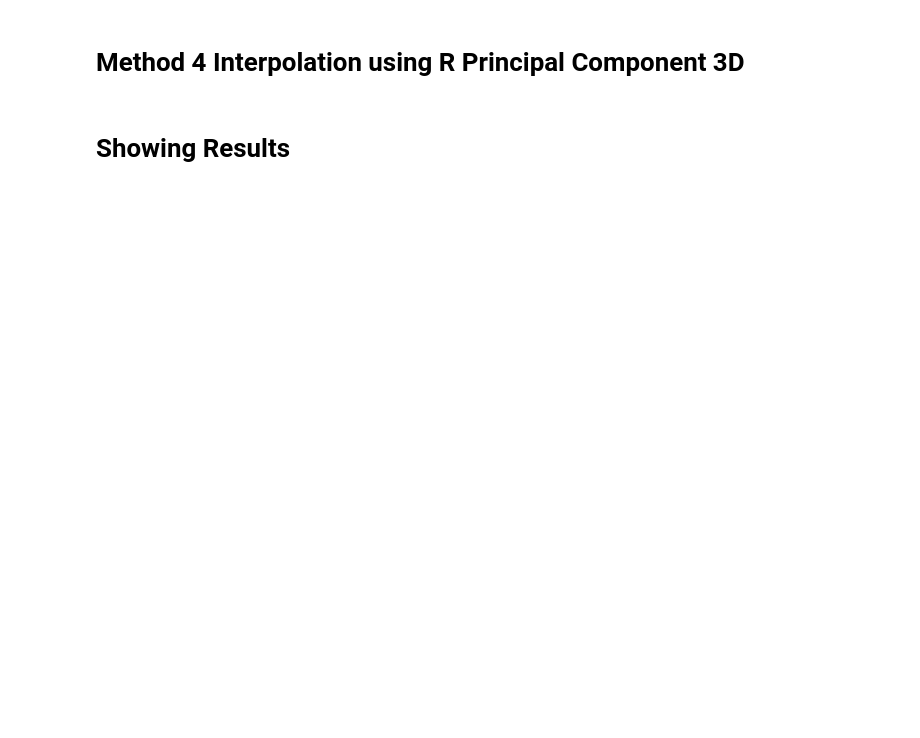
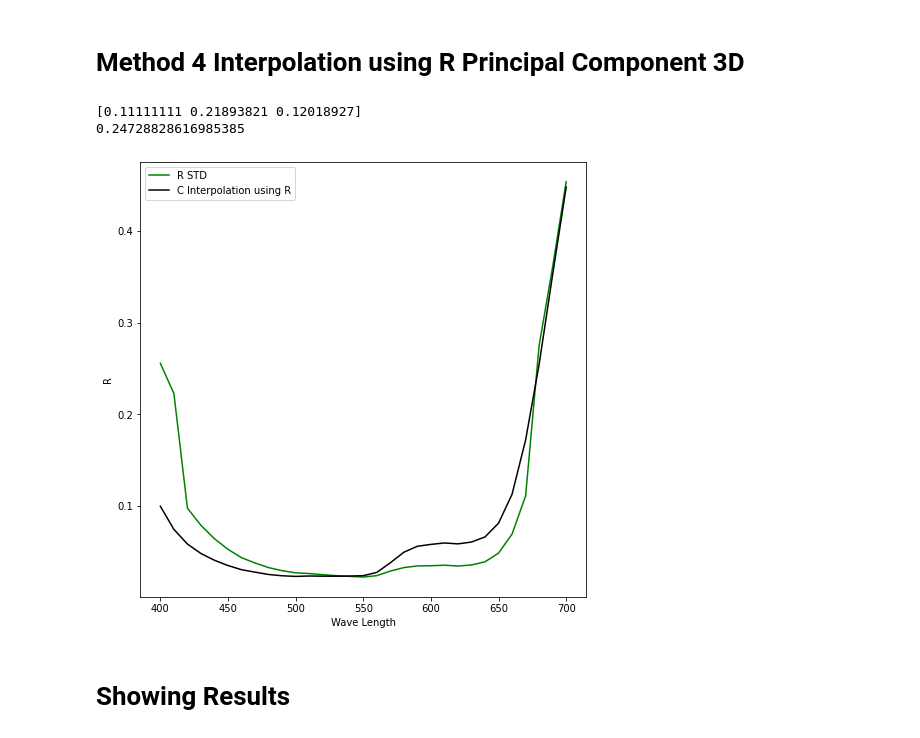
Before and after one commit to mohammadsa9/ColorMatching, a Jupyter notebook: Example 4/main.ipynb, the cells around one changed output. Drawn from its saved outputs; the diff is of its cells as text; code cells hidden in the pictures; blank space fills up the shorter version.

```diff
--- a/Example 4/main.ipynb
+++ b/Example 4/main.ipynb
@@ -228,7 +249,7 @@ print(DeltaE_Inter1)
 pr = 10
 
 # Number of times to reduce dimension
-dim = 3 # 3D
+dim = 3  # 3D
 
 Dis1 = np.linspace(0, 1, pr)
 Dis2 = np.linspace(0, 1, pr)
@@ -254,40 +275,44 @@ R_Lookup = mm.array_PC(R_Lookup, dim, eigenVectors)
 # print(R_Lookup.shape)
 
 C_Lookup = np.array(C_Lookup)
-calc = MyDelaunay(R_Lookup, 'Qt')
+calc = MyDelaunay(R_Lookup, "Qt")
 
 # Changing R_std
 # R_std = np.array([munsell_R.T[55]]).T
 
 # Finding
 R_Find = R_std.T[0]
 R_Find = mm.PC(R_Find, dim, eigenVectors)
 res = calc.getResult(R_Find, C_Lookup)
 C_Inter2 = res[0]
 
 Mix.clear()
 Mix.add(C_Inter2[0], blue_KOVERS)
 Mix.add(C_Inter2[1], red_KOVERS)
 Mix.add(C_Inter2[2], yellow_KOVERS)
 R_Inter2 = Mix.getR()
 Inter2 = Observation(light_source, viewer, Mix.getR())
 STD = Observation(light_source, viewer, R_std)
 compare_4 = Compare(Inter2, STD)
 RMS_Inter2 = compare_4.RMS()
 DeltaE_Inter2 = compare_4.delta_E()
 
 print(C_Inter2)
 print(RMS_Inter2)
 
-p1, = plt.plot(wave_length, R_std, color='green', label="R STD")
-p2, = plt.plot(wave_length, R_Inter2, color='black',label="C Interpolation using R")
+(p1,) = plt.plot(wave_length, R_std, color="green", label="R STD")
+(p2,) = plt.plot(wave_length, R_Inter2, color="black", label="C Interpolation using R")
 lines = [p1, p2]
 plt.legend(lines, [l.get_label() for l in lines])
-plt.gcf().canvas.set_window_title('Comparison')
-plt.xlabel('Wave Length')
-plt.ylabel('R')
+plt.gcf().canvas.set_window_title("Comparison")
+plt.xlabel("Wave Length")
+plt.ylabel("R")
 plt.gcf().set_size_inches(8, 8)
 plt.show()
+# %% [output]
+[0.11111111 0.21893821 0.12018927]
+0.24728828616985385
+[figure, added]
 # %% [markdown]
 # Showing Results
 # %%
```
Also changed, not shown: parts of 5 cells of this notebook, 3 other files.
